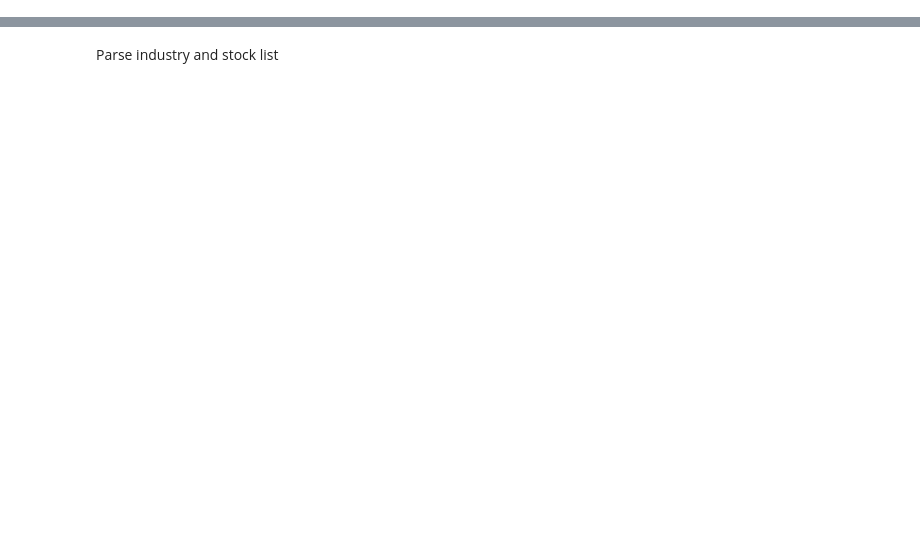
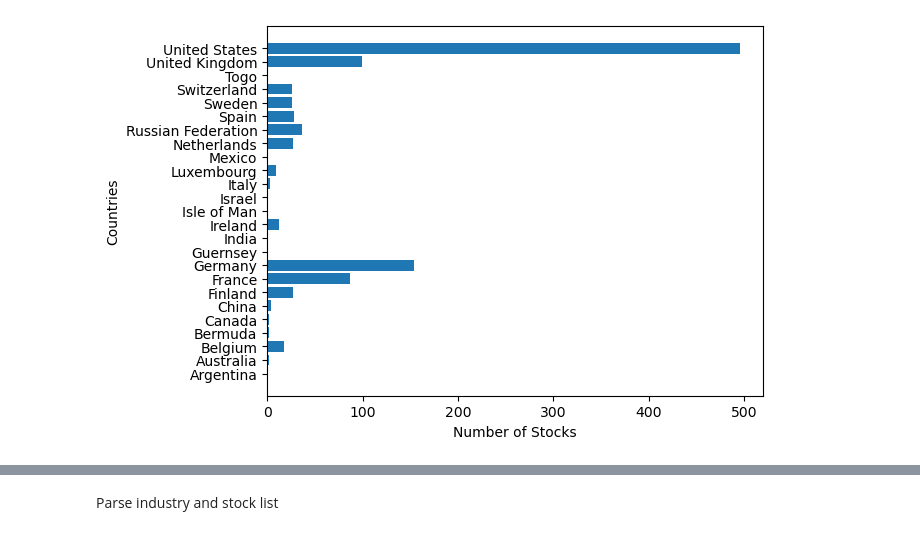
Before and after one commit to yangtx2009/finance, a Jupyter notebook: international_stock_market_visualization.ipynb, the cells around one changed output, grey strips where cells are left out. Drawn from its saved outputs; the diff is of its cells as text; code cells hidden in the pictures; blank space fills up the shorter version.

```diff
--- a/visualization.ipynb
+++ b/international_stock_market_visualization.ipynb
@@ -42,0 +135,12 @@ db_conn.execute("""create table if not exists stock
+# %%
+from pytickersymbols import PyTickerSymbols
+
+stock_data = PyTickerSymbols()
+countries = stock_data.get_all_countries()
+indices = stock_data.get_all_indices()
+industries = stock_data.get_all_industries()
+
+de_dax_stocks = stock_data.get_stocks_by_index('DAX')
+uk_ftse_stocks = stock_data.get_stocks_by_index('FTSE 100')
+
+stock_data.get_all_stocks()[0]
@@ -42,0 +165,14 @@ db_conn.execute("""create table if not exists stock
+# %%
+stock_info_df = pd.read_json(json.dumps(stock_data.get_all_stocks()))
+stock_info_df.drop(['wiki_name', 'akas'], inplace=True, axis=1)     # remove unused columns
+df = stock_info_df.groupby(['country'])['country'].count().reset_index(name="count")
+
+fig, ax = plt.subplots()
+y_pos = np.arange(len(df["country"]))
+ax.barh(y_pos, df["count"])
+ax.set_xlabel('Number of Stocks')
+ax.set_yticks(y_pos, labels=df["country"])
+ax.set_ylabel('Countries')
+plt.show()
+# %% [output]
+[figure, added]
```
Also changed, not shown: parts of 19 cells of this notebook, 8 other files.
